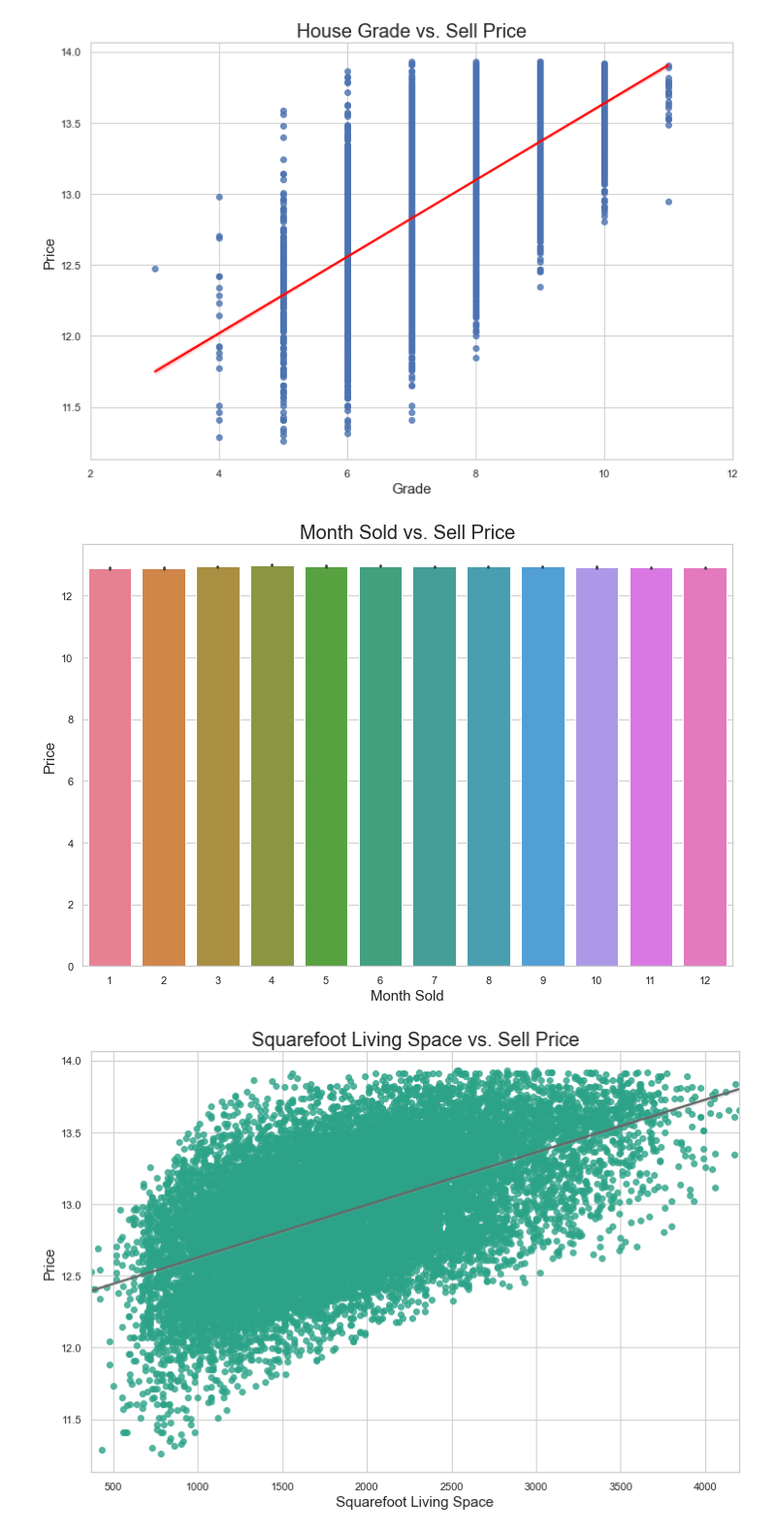
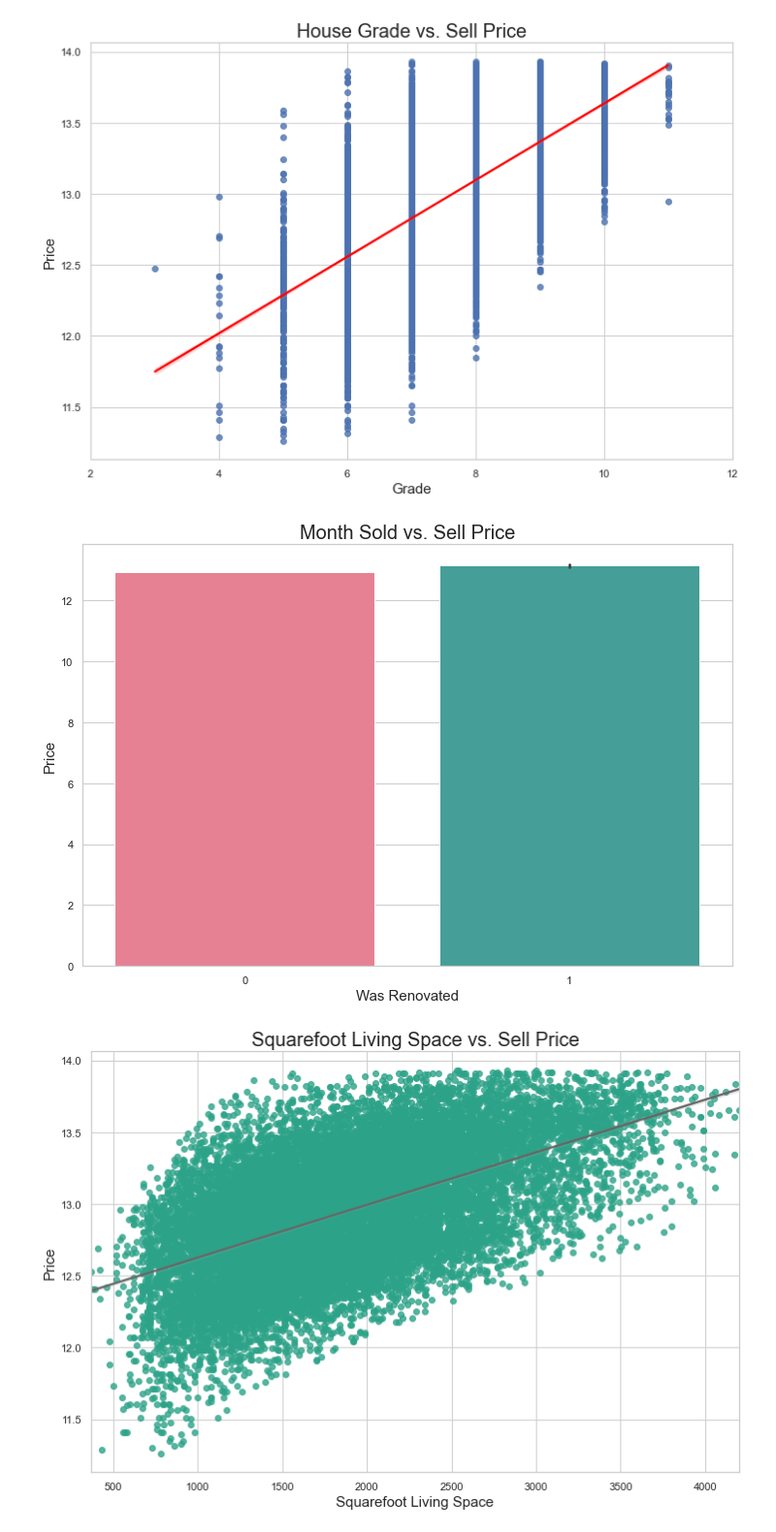
Before and after one commit to AnyOldRandomNameWillDOo/Module-2-Final-Project, a Jupyter notebook: Final Notebook.ipynb, the cells around one changed output. Shown at 97% size. Drawn from its saved outputs; the diff is of its cells as text; code cells hidden in the pictures.

```diff
--- a/Final Notebook.ipynb
+++ b/Final Notebook.ipynb
@@ -2185,12 +2185,12 @@ ax.set_title('House Grade vs. Sell Price', fontsize=20);
 # %%
 fig, ax = plt.subplots(figsize=(12,8))
 
-sns.barplot(x='month_sold', y='price', data=model6_df, palette="husl")
-ax.set_xlabel('Month Sold', fontsize=15)
+sns.barplot(x='was_renovated', y='price', data=model6_df, palette="husl")
+ax.set_xlabel('Was Renovated', fontsize=15)
 ax.set_ylabel('Price', fontsize=15)
 ax.set_title('Month Sold vs. Sell Price', fontsize=20);
 # %% [output]
-[figure, old version]
+[figure, new version]
 # %%
 fig, ax = plt.subplots(figsize=(12,8))
 sns.regplot(model6_df['sqft_living'], model6_df['price'], scatter_kws={'color':'#2ca388'}, line_kws={'color':'#666666'})
```
Also changed, not shown: parts of 1 cell of this notebook, 1 other file.
